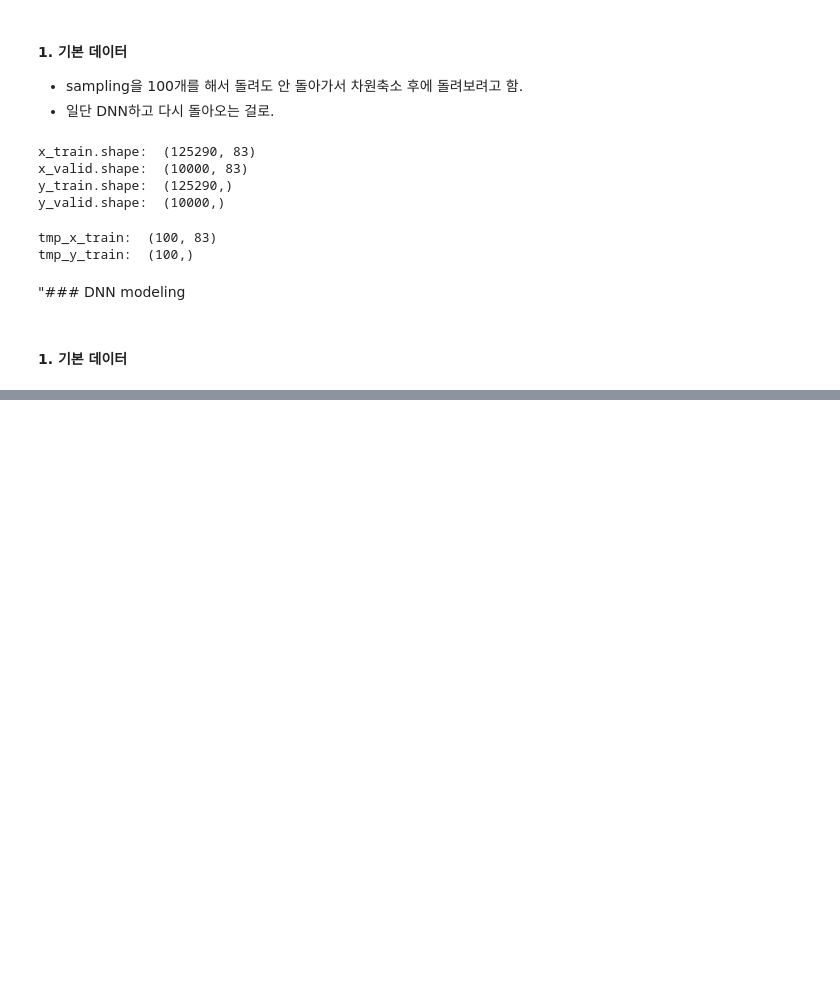
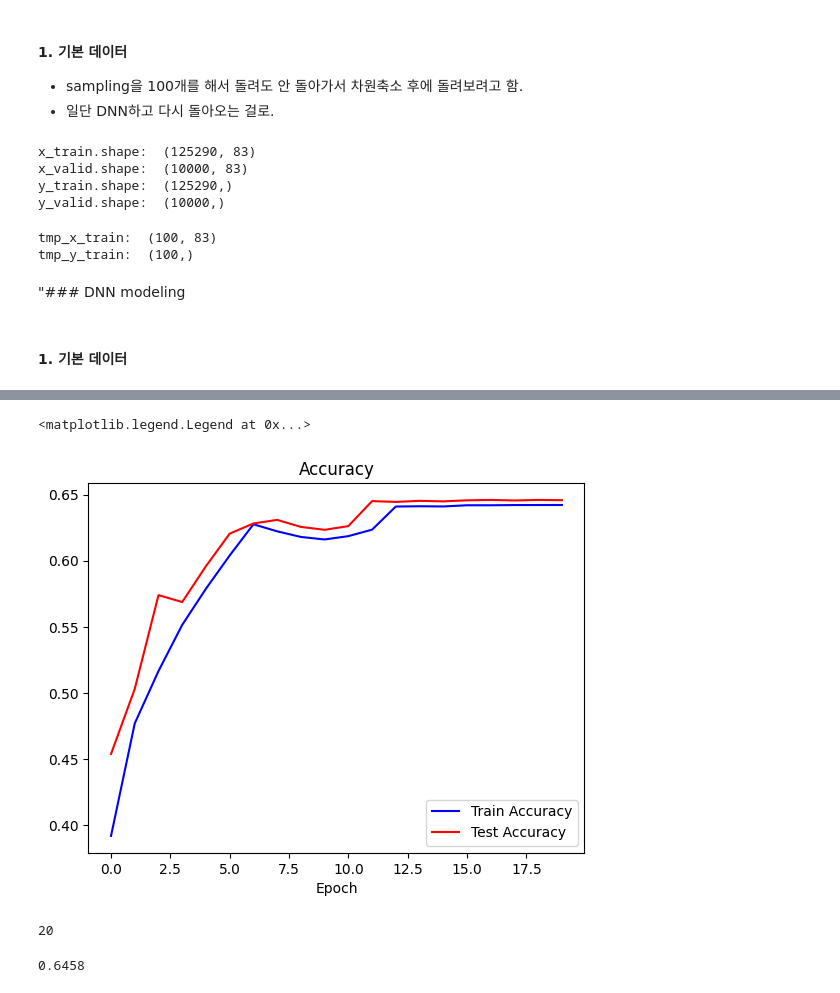
Before and after one commit to Jin-ahBak/bitamin_ChurnProject, a Jupyter notebook: yunseo/SVM_and_DNN_modeling.ipynb, the cells around one changed output, grey strips where cells are left out. Saved outputs shown, nothing was run; the diff lists cells and outputs as text; code cells hidden in the pictures; blank space fills up the shorter version.

```diff
--- a/yunseo/SVM_and_DNN_modeling.ipynb
+++ b/yunseo/SVM_and_DNN_modeling.ipynb
@@ -173,0 +315,17 @@ print(classification_report(y_valid, valid_pred_y))
+# %%
+plt.plot(train_accuracy_value, label='Train Accuracy', c = 'b')
+plt.plot(test_accuracy_value, label='Test Accuracy', c= 'r')
+plt.title('Accuracy')
+plt.xlabel('Epoch')
+plt.legend()
+# %% [output]
+<matplotlib.legend.Legend at 0x...>
+[figure, added]
+# %%
+len(train_accuracy_value)
+# %% [output]
+20
+# %%
+print(test_accuracy_value[-1])
+# %% [output]
+0.6458
```
Also changed, not shown: parts of 19 cells of this notebook.
